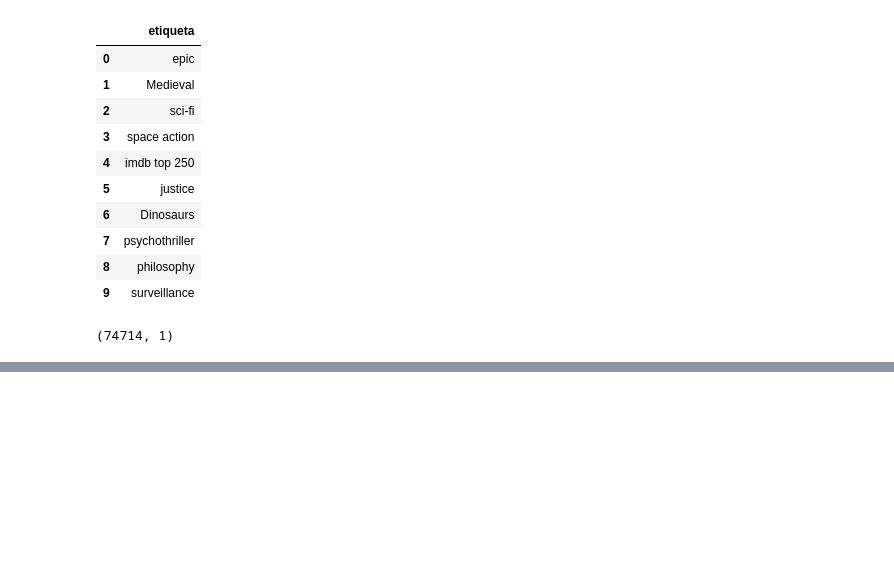
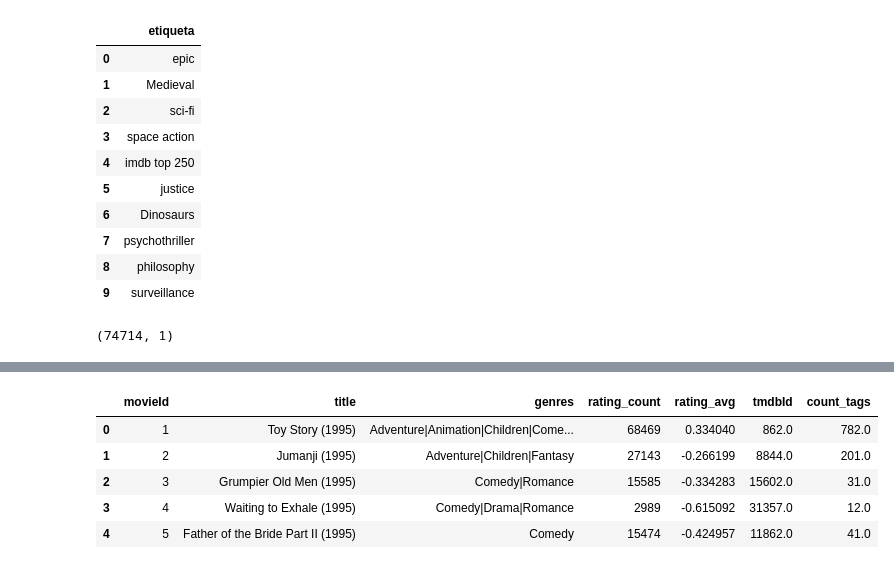
Before and after one commit to luismoroco/ScalableRecommendSystem, a Jupyter notebook: db-interact.ipynb, the cells around one changed output, grey strips where cells are left out. Saved outputs shown, nothing was run; the diff lists cells and outputs as text; code cells hidden in the pictures; blank space fills up the shorter version.

```diff
--- a/db-interact.ipynb
+++ b/db-interact.ipynb
@@ -195,0 +362,10 @@ unique_tags.shape
+# %%
+df_mov = pd.merge(df_mov, tags_cleaned, on='movieId', how='left')
+df_mov.head()
+# %% [output]
+|  | movieId | title | genres | rating_count | rating_avg | tmdbId | count_tags |
+| 0 | 1 | Toy Story (1995) | Adventure|Animation|Children|Come... | 68469 | 0.334040 | 862.0 | 782.0 |
+| 1 | 2 | Jumanji (1995) | Adventure|Children|Fantasy | 27143 | -0.266199 | 8844.0 | 201.0 |
+| 2 | 3 | Grumpier Old Men (1995) | Comedy|Romance | 15585 | -0.334283 | 15602.0 | 31.0 |
+| 3 | 4 | Waiting to Exhale (1995) | Comedy|Drama|Romance | 2989 | -0.615092 | 31357.0 | 12.0 |
+| 4 | 5 | Father of the Bride Part II (1995) | Comedy | 15474 | -0.424957 | 11862.0 | 41.0 |
```
Also changed, not shown: parts of 31 cells of this notebook, 2 other files.
